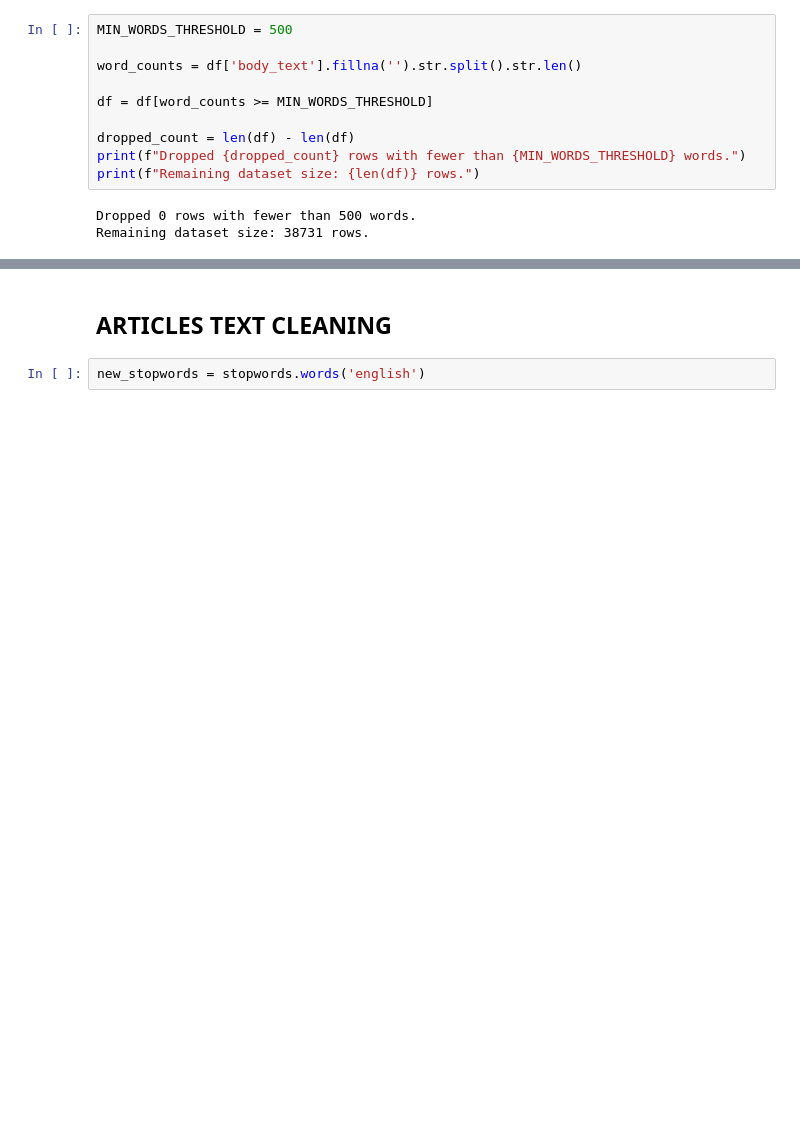
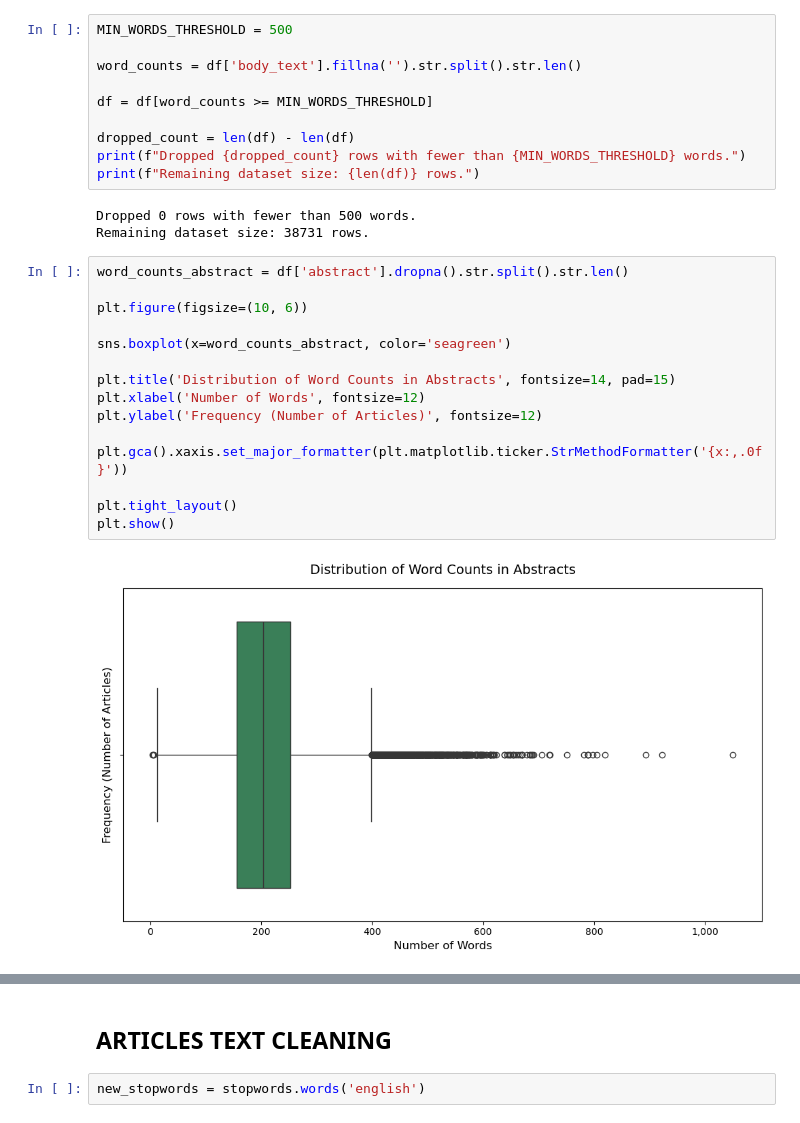
Before and after one commit to riccardopaoli/IML_second_project, a Jupyter notebook: DataUnderstanding&Preparation.ipynb, the cells around one changed output, grey strips where cells are left out. Drawn from its saved outputs; the diff is of its cells as text; blank space fills up the shorter version.

```diff
--- a/DataUnderstanding&Preparation.ipynb
+++ b/DataUnderstanding&Preparation.ipynb
@@ -313,3 +314,20 @@ print(f"Remaining dataset size: {len(df)} rows.")
 # %% [output]
 Dropped 0 rows with fewer than 500 words.
 Remaining dataset size: 38731 rows.
+# %%
+word_counts_abstract = df['abstract'].dropna().str.split().str.len()
+
+plt.figure(figsize=(10, 6))
+
+sns.boxplot(x=word_counts_abstract, color='seagreen')
+
+plt.title('Distribution of Word Counts in Abstracts', fontsize=14, pad=15)
+plt.xlabel('Number of Words', fontsize=12)
+plt.ylabel('Frequency (Number of Articles)', fontsize=12)
+
+plt.gca().xaxis.set_major_formatter(plt.matplotlib.ticker.StrMethodFormatter('{x:,.0f}'))
+
+plt.tight_layout()
+plt.show()
+# %% [output]
+[figure, added]
```
Also changed, not shown: parts of 30 cells of this notebook.
